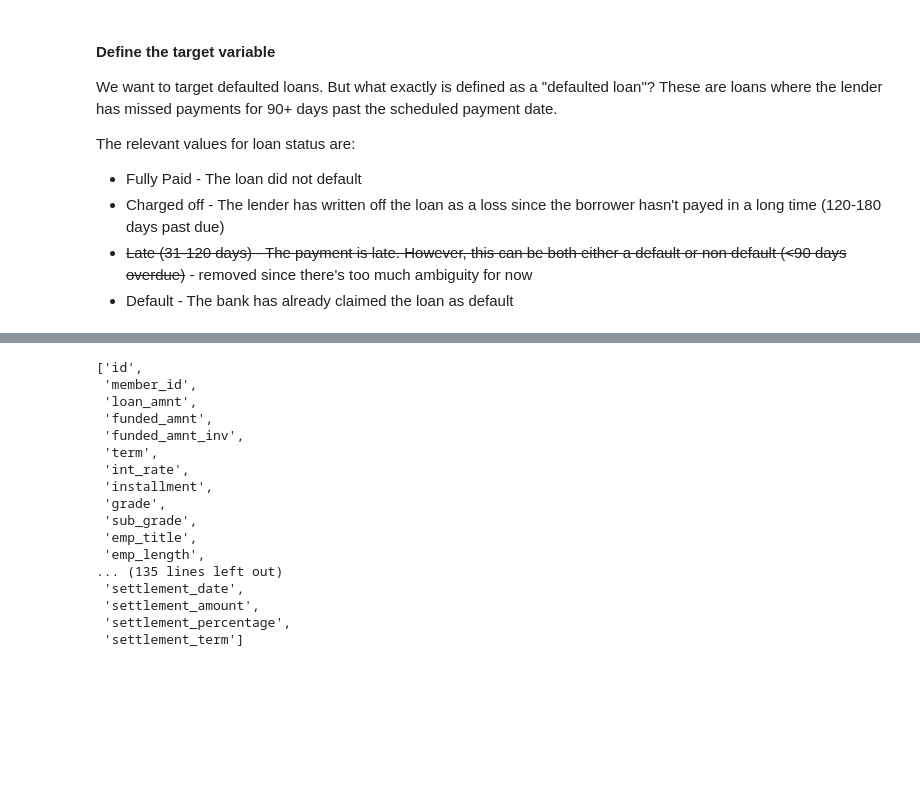
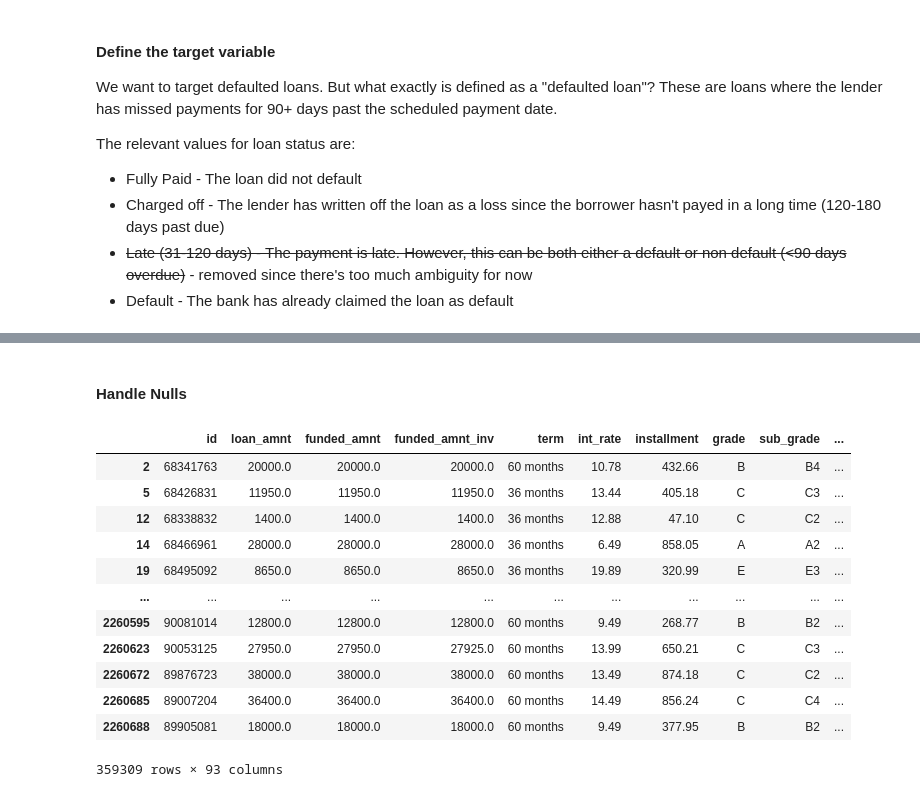
Before and after one commit to hvo7/Loan-Default-Risk-Predictor, a Jupyter notebook: Loan Default Analysis.ipynb, the cells around one changed output, grey strips where cells are left out. Saved outputs shown, nothing was run; the diff lists cells and outputs as text; code cells hidden in the pictures; blank space fills up the shorter version.

Commit message:
Updated data cleaning more

```diff
--- a/Loan Default Analysis.ipynb
+++ b/Loan Default Analysis.ipynb
@@ -243,20 +261,0 @@ len(df)
-# %%
-list(data.columns)
-# %% [output]
-['id',
- 'member_id',
- 'loan_amnt',
- 'funded_amnt',
- 'funded_amnt_inv',
- 'term',
- 'int_rate',
- 'installment',
- 'grade',
- 'sub_grade',
- 'emp_title',
- 'emp_length',
-... (135 lines left out)
- 'settlement_date',
- 'settlement_amount',
- 'settlement_percentage',
- 'settlement_term']
@@ -268,0 +262,31 @@ df.shape
+# %% [markdown]
+#### Handle Nulls
+# %%
+df = df.dropna(how='all',axis=1) # Remove the cols where all entries are NULL
+df = df.dropna(how='all', axis=0) # Remove rows where all entries are NULL
+
+# Determine the ratio of null values, use the fact that .isna returns T/F or 1/0 with mean. Remove the columns where at least half of the entries are NULL
+# OPTIMIZE: For loop is definitely not fastest way, but gets job done
+
+for col, mean in dict(df.isna().mean()).items():
+    if float(mean) >= 0.5:
+        df = df.drop(col, axis=1)
+# %%
+# Axis=1 go horizontally (by row)
+# axis=0 go vertically (by col)
+
+df[df.isna().any(axis=1)]
+# %% [output]
+|  | id | loan_amnt | funded_amnt | funded_amnt_inv | term | int_rate | installment | grade | sub_grade | ... |
+| 2 | 68341763 | 20000.0 | 20000.0 | 20000.0 | 60 months | 10.78 | 432.66 | B | B4 | ... |
+| 5 | 68426831 | 11950.0 | 11950.0 | 11950.0 | 36 months | 13.44 | 405.18 | C | C3 | ... |
+| 12 | 68338832 | 1400.0 | 1400.0 | 1400.0 | 36 months | 12.88 | 47.10 | C | C2 | ... |
+| 14 | 68466961 | 28000.0 | 28000.0 | 28000.0 | 36 months | 6.49 | 858.05 | A | A2 | ... |
+| 19 | 68495092 | 8650.0 | 8650.0 | 8650.0 | 36 months | 19.89 | 320.99 | E | E3 | ... |
+| ... | ... | ... | ... | ... | ... | ... | ... | ... | ... | ... |
+| 2260595 | 90081014 | 12800.0 | 12800.0 | 12800.0 | 60 months | 9.49 | 268.77 | B | B2 | ... |
+| 2260623 | 90053125 | 27950.0 | 27950.0 | 27925.0 | 60 months | 13.99 | 650.21 | C | C3 | ... |
+| 2260672 | 89876723 | 38000.0 | 38000.0 | 38000.0 | 60 months | 13.49 | 874.18 | C | C2 | ... |
+| 2260685 | 89007204 | 36400.0 | 36400.0 | 36400.0 | 60 months | 14.49 | 856.24 | C | C4 | ... |
+| 2260688 | 89905081 | 18000.0 | 18000.0 | 18000.0 | 60 months | 9.49 | 377.95 | B | B2 | ... |
+359309 rows × 93 columns
```
Also changed, not shown: parts of 16 cells of this notebook.
